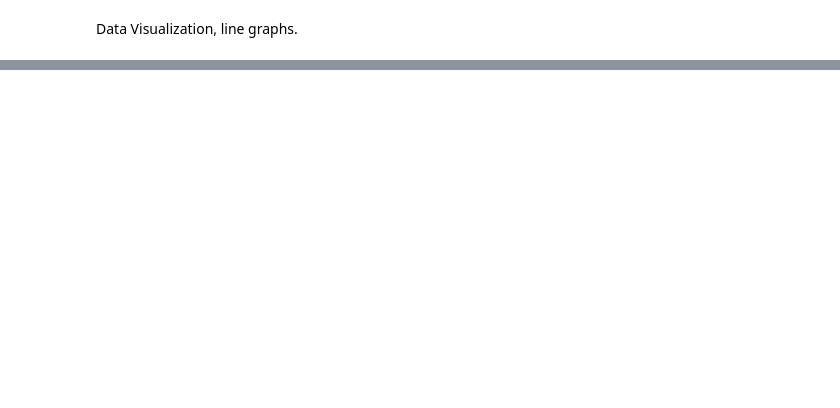
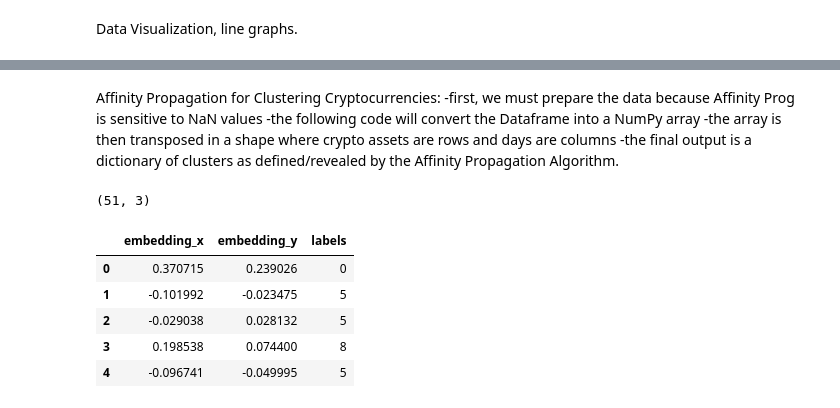
Before and after one commit to HoussamZak/CryptoMarkets_Cluster_Analysis_AffinPropag, a Jupyter notebook: Clustering_Cryptos_w_Affinity Propagation.ipynb, the cells around one changed output, grey strips where cells are left out. Cells and saved outputs as stored; diff of their text form; code cells hidden in the pictures; blank space fills up the shorter version.

```diff
--- a/Clustering_Cryptos_w_Affinity Propagation.ipynb
+++ b/Clustering_Cryptos_w_Affinity Propagation.ipynb
@@ -178,0 +196,23 @@ plt.show()
+# %%
+#Dropping NAN Values
+
+X_df = pd.DataFrame(np.array(X_df_filtered)).dropna()
+
+X = X_df.copy()
+X /= X.std(axis = 0)
+X = np.array(X)
+
+edge_model = covariance.GraphicalLassoCV()
+edge_model.fit(X)
+
+#Grouping cryptos into Clusters using Affinity Propagation
+
+cluster_centers_indices, labels = cluster.affinity_propagation(edge_model.covariance_, random_state=1)
+cluster_dict = {}
+n_labels = labels.max()
+print(f"{n_labels} Clusters")
+
+for i in range(n_labels + 1):
+    clusters = ', '.join(names[labels == i])
+    print('Cluster %i: %s' %((i + 1), clusters))
+    cluster_dict[i] = (clusters)
@@ -178,0 +236,32 @@ plt.show()
+# %% [markdown]
+Affinity Propagation for Clustering Cryptocurrencies:
+-first, we must prepare the data because Affinity Prog is sensitive to NaN values
+-the following code will convert the Dataframe into a NumPy array
+-the array is then transposed in a shape where crypto assets are rows and days are columns
+-the final output is a dictionary of clusters as defined/revealed by the Affinity Propagation Algorithm.
+# %%
+node_position_model = manifold.LocallyLinearEmbedding(n_components=2, eigen_solver= 'dense', n_neighbors=20)
+embedding = node_position_model.fit_transform(X.T).T
+
+pd.DataFrame(embedding)
+
+partial_correlations = edge_model.precision_.copy()
+d = 1 / np.sqrt(np.diag(partial_correlations))
+
+partial_correlations *= d
+partial_correlations *= d[:, np.newaxis]
+
+non_zero = (np.abs(np.triu(partial_correlations, k = 1)) > 0.02)
+data = pd.DataFrame.from_dict({"embedding_x":embedding[0], "embedding_y":embedding[1]})
+
+data['labels'] = labels
+print(data.shape)
+data.head()
+# %% [output]
+(51, 3)
+|  | embedding_x | embedding_y | labels |
+| 0 | 0.370715 | 0.239026 | 0 |
+| 1 | -0.101992 | -0.023475 | 5 |
+| 2 | -0.029038 | 0.028132 | 5 |
+| 3 | 0.198538 | 0.074400 | 8 |
+| 4 | -0.096741 | -0.049995 | 5 |
```
Also changed, not shown: parts of 8 cells of this notebook, 2 other files.
